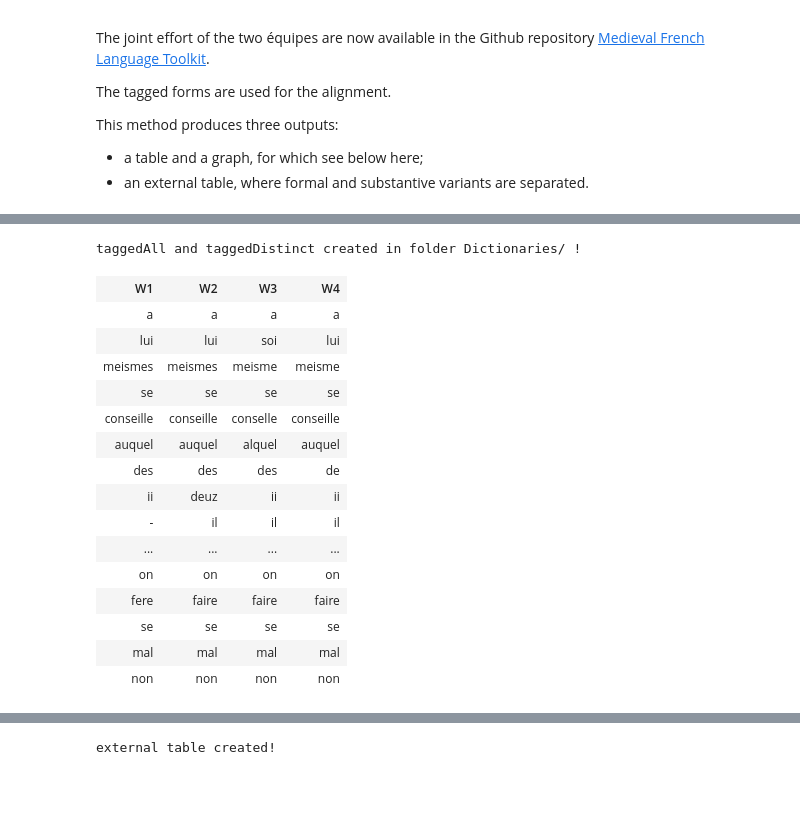
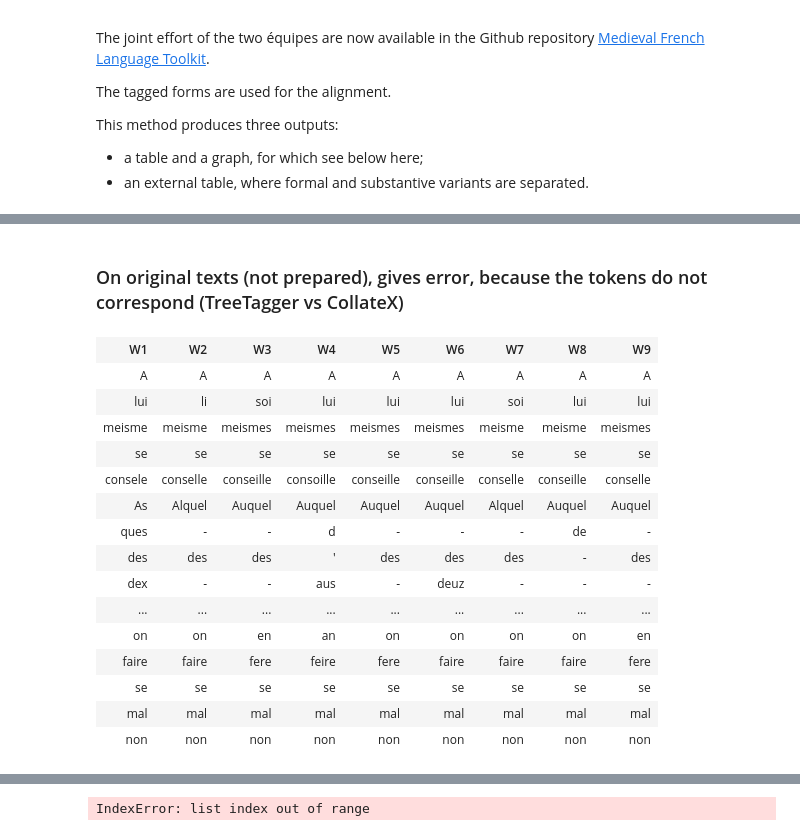
Before and after one commit to elespdn/collation_spelling, a Jupyter notebook: workshopCondorcet/example1.ipynb, the cells around one changed output, grey strips where cells are left out. Saved outputs shown, nothing was run; the diff lists cells and outputs as text; code cells hidden in the pictures; blank space fills up the shorter version.

Commit message:
add tokenization differences to example 1 for workshop condorcet

```diff
--- a/workshopCondorcet/example1.ipynb
+++ b/workshopCondorcet/example1.ipynb
@@ -215,3 +236,5 @@ external table created!
+# %% [markdown]
+### On original texts (not prepared), gives error, because the tokens do not correspond (TreeTagger vs CollateX)
 # %%
 from collatex import *
 collation = Collation()
@@ -220,13 +243,19 @@ from general_functions import tag_poslemma
 from general_functions import table_automaticDictionary
 
 
-tag_poslemma('example1')  # ex: create_poslemma('example1')
-print("taggedAll and taggedDistinct created in folder Dictionaries/ !")
+#tag_poslemma('example1original')  # ex: create_poslemma('example1')
+#print("taggedAll and taggedDistinct created in folder Dictionaries/ !")
 
-M = open( "data/example1/M.txt", encoding='utf-8' ).read()
-P = open( "data/example1/P.txt", encoding='utf-8' ).read()
-R = open( "data/example1/R.txt", encoding='utf-8' ).read()
-S = open( "data/example1/S.txt", encoding='utf-8' ).read()
+
+A = open( "data/example1original/A.txt", encoding='utf-8' ).read()
+F = open( "data/example1original/F.txt", encoding='utf-8' ).read()
+G = open( "data/example1original/G.txt", encoding='utf-8' ).read()
+H = open( "data/example1original/H.txt", encoding='utf-8' ).read()
+M = open( "data/example1original/M.txt", encoding='utf-8' ).read()
+P = open( "data/example1original/P.txt", encoding='utf-8' ).read()
+R = open( "data/example1original/R.txt", encoding='utf-8' ).read()
+S = open( "data/example1original/S.txt", encoding='utf-8' ).read()
+V = open( "data/example1original/V.txt", encoding='utf-8' ).read()
 
 
 #create the dictionary consisting of two columns, separated by a comma.
@@ -234,7 +263,7 @@ S = open( "data/example1/S.txt", encoding='utf-8' ).read()
 # the second column 'Normalised' contains the strings you want to replace them with.
 # No whitespaces behind the strings.
 Normit = {}
-with open('dictionaries/taggedDistinct_example1.csv') as csvfile:
+with open('dictionaries/taggedDistinct_example1original.csv') as csvfile:
     reader = csv.DictReader(csvfile, fieldnames=['Original', 'Normalised'])
     for row in reader:
         Normit[row['Original']]= row['Normalised']
@@ -244,54 +273,62 @@ from collatex.core_classes import WordPunctuationTokenizer
 tokenizer = WordPunctuationTokenizer()
 
 # build a function to tokenize and to normalize by replace keys to be
 # found in the dictionary by the corresponding values
 def tokennormalizer(witness) :
     tokens_as_strings = tokenizer.tokenize(witness)
     list = []
     for token_string in tokens_as_strings:
         normversion = re.sub(r'\s+$',"", token_string)
         replaceversion = Normit.get(normversion,normversion)
         list.append({'t':token_string, 'n':replaceversion})
     return(list)
 
-#collate
+tokens_A = tokennormalizer(A)
+tokens_F = tokennormalizer(F)
+tokens_G = tokennormalizer(G)
+tokens_H = tokennormalizer(H)
 tokens_M = tokennormalizer(M)
 tokens_P = tokennormalizer(P)
 tokens_R = tokennormalizer(R)
 tokens_S = tokennormalizer(S)
+tokens_V = tokennormalizer(V)
 
-witness_M = { "id": "W1", "tokens":tokens_M }
-witness_P = { "id": "W2", "tokens":tokens_P }
-witness_R = { "id": "W3", "tokens":tokens_R }
-witness_S = { "id": "W4", "tokens":tokens_S }
+witness_A = { "id": "W1", "tokens":tokens_A }
+witness_F = { "id": "W2", "tokens":tokens_F }
+witness_G = { "id": "W3", "tokens":tokens_G }
+witness_H = { "id": "W4", "tokens":tokens_H }
+witness_M = { "id": "W5", "tokens":tokens_M }
+witness_P = { "id": "W6", "tokens":tokens_P }
+witness_R = { "id": "W7", "tokens":tokens_R }
+witness_S = { "id": "W8", "tokens":tokens_S }
+witness_V = { "id": "W9", "tokens":tokens_V }
 
 
-input = { "witnesses": [ witness_M, witness_P, witness_R, witness_S ] }
+input = { "witnesses": [ witness_A, witness_F, witness_G, witness_H, witness_M, witness_P, witness_R, witness_S, witness_V ] }
 
 
 
 table = collate(input, output='html2', segmentation=False)
 graphSvg = collate(input, output='svg', segmentation=False)
 
 graph_automaticDictionary = collate(input, output='json', segmentation=False)
 table_automaticDictionary(graph_automaticDictionary, 'example1')
 print('external table created!')
 # %% [output]
-taggedAll and taggedDistinct created in folder Dictionaries/ !
-| W1 | W2 | W3 | W4 |
-| a | a | a | a |
-| lui | lui | soi | lui |
-| meismes | meismes | meisme | meisme |
-| se | se | se | se |
-| conseille | conseille | conselle | conseille |
-| auquel | auquel | alquel | auquel |
-| des | des | des | de |
-| ii | deuz | ii | ii |
-| - | il | il | il |
-| ... | ... | ... | ... |
-| on | on | on | on |
-| fere | faire | faire | faire |
-| se | se | se | se |
-| mal | mal | mal | mal |
-| non | non | non | non |
+| W1 | W2 | W3 | W4 | W5 | W6 | W7 | W8 | W9 |
+| A | A | A | A | A | A | A | A | A |
+| lui | li | soi | lui | lui | lui | soi | lui | lui |
+| meisme | meisme | meismes | meismes | meismes | meismes | meisme | meisme | meismes |
+| se | se | se | se | se | se | se | se | se |
+| consele | conselle | conseille | consoille | conseille | conseille | conselle | conseille | conselle |
+| As | Alquel | Auquel | Auquel | Auquel | Auquel | Alquel | Auquel | Auquel |
+| ques | - | - | d | - | - | - | de | - |
+| des | des | des | ' | des | des | des | - | des |
+| dex | - | - | aus | - | deuz | - | - | - |
+| ... | ... | ... | ... | ... | ... | ... | ... | ... |
+| on | on | en | an | on | on | on | on | en |
+| faire | faire | fere | feire | fere | faire | faire | faire | fere |
+| se | se | se | se | se | se | se | se | se |
+| mal | mal | mal | mal | mal | mal | mal | mal | mal |
+| non | non | non | non | non | non | non | non | non |
 [drawing not drawn]
@@ -298 +352 @@ taggedAll and taggedDistinct created in folder Dictionaries/ !
-external table created!
+IndexError: list index out of range
```
Also changed, not shown: parts of 7 cells of this notebook, 4 other files.
